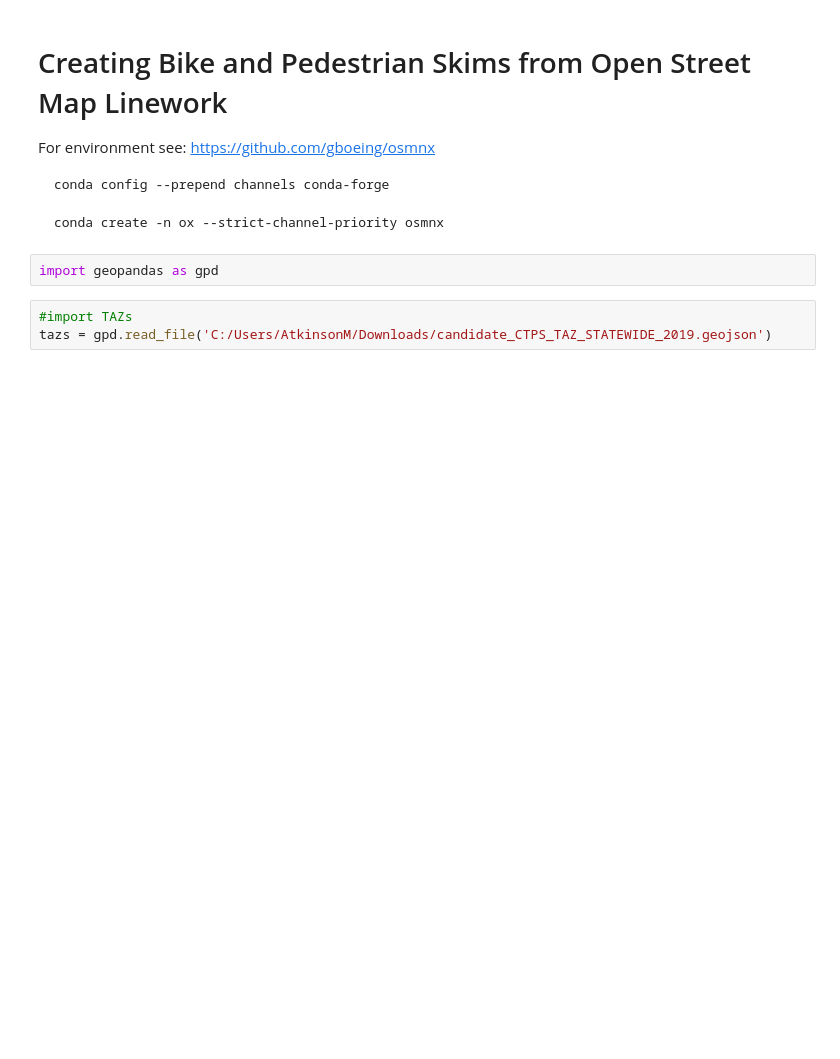
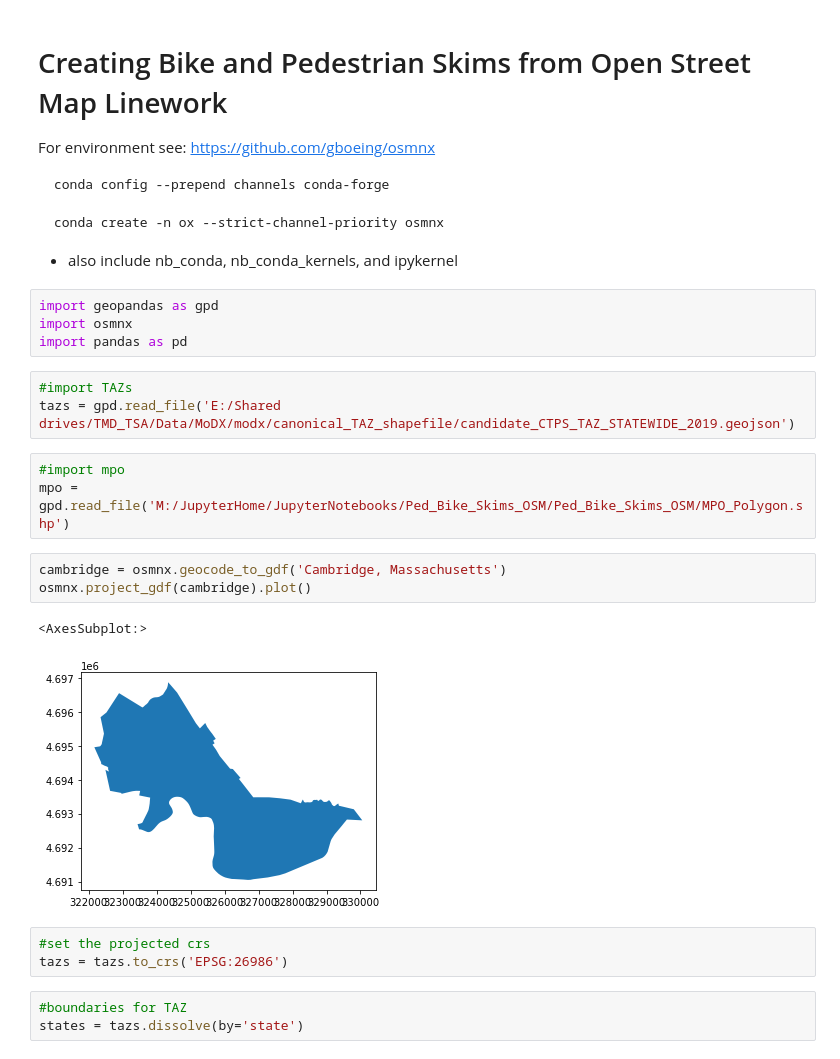
Before and after one commit to mmatkinson7/Ped_Bike_Skims_OSM, a Jupyter notebook: Bike_Ped_Skims_OSM.ipynb, the cells around one changed output. Saved outputs shown, nothing was run; the diff lists cells and outputs as text; blank space fills up the shorter version.

```diff
--- a/Bike_Ped_Skims_OSM.ipynb
+++ b/Bike_Ped_Skims_OSM.ipynb
@@ -6,10 +6,29 @@ For environment see: https://github.com/gboeing/osmnx
     conda config --prepend channels conda-forge
 
     conda create -n ox --strict-channel-priority osmnx
+
+* also include nb_conda, nb_conda_kernels, and ipykernel
 # %%
 import geopandas as gpd
+import osmnx
+import pandas as pd
 # %%
 #import TAZs
-tazs = gpd.read_file('C:/Users/AtkinsonM/Downloads/candidate_CTPS_TAZ_STATEWIDE_2019.geojson')
+tazs = gpd.read_file('E:/Shared drives/TMD_TSA/Data/MoDX/modx/canonical_TAZ_shapefile/candidate_CTPS_TAZ_STATEWIDE_2019.geojson')
+# %%
+#import mpo
+mpo = gpd.read_file('M:/JupyterHome/JupyterNotebooks/Ped_Bike_Skims_OSM/Ped_Bike_Skims_OSM/MPO_Polygon.shp')
+# %%
+cambridge = osmnx.geocode_to_gdf('Cambridge, Massachusetts')
+osmnx.project_gdf(cambridge).plot()
+# %% [output]
+<AxesSubplot:>
+[figure, added]
+# %%
+#set the projected crs
+tazs = tazs.to_crs('EPSG:26986')
+# %%
+#boundaries for TAZ
+states = tazs.dissolve(by='state')
 # %%
 #centroids of TAZs
```
Also changed, not shown: parts of 5 cells of this notebook.
